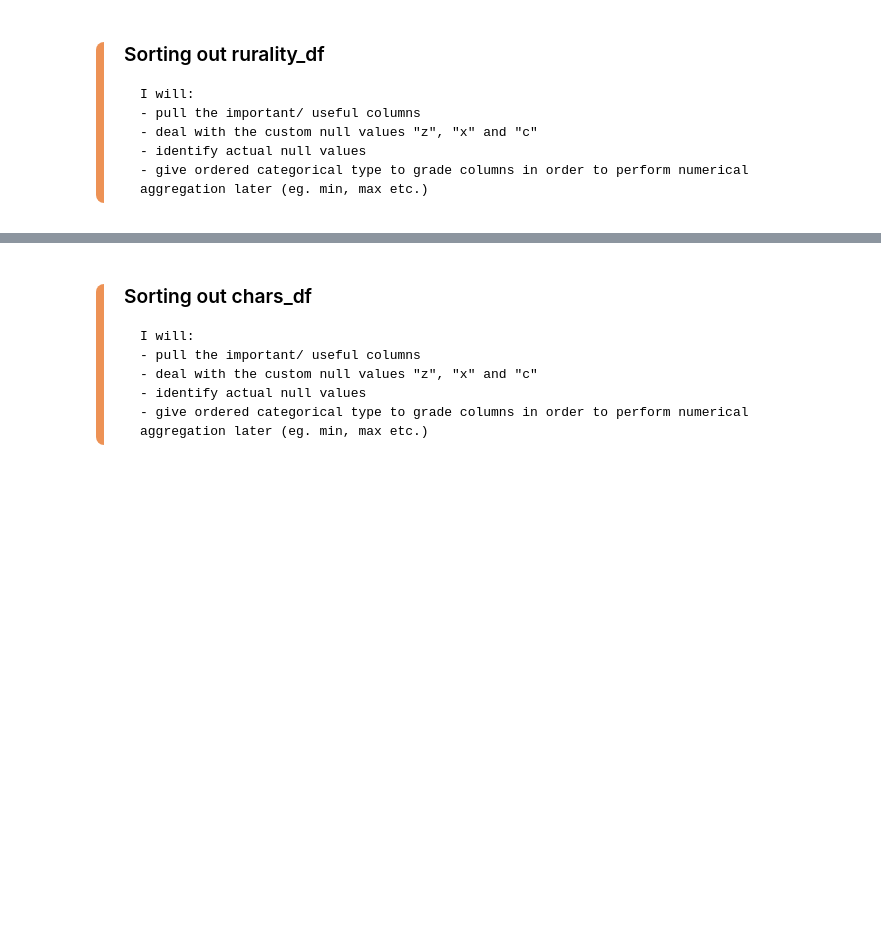
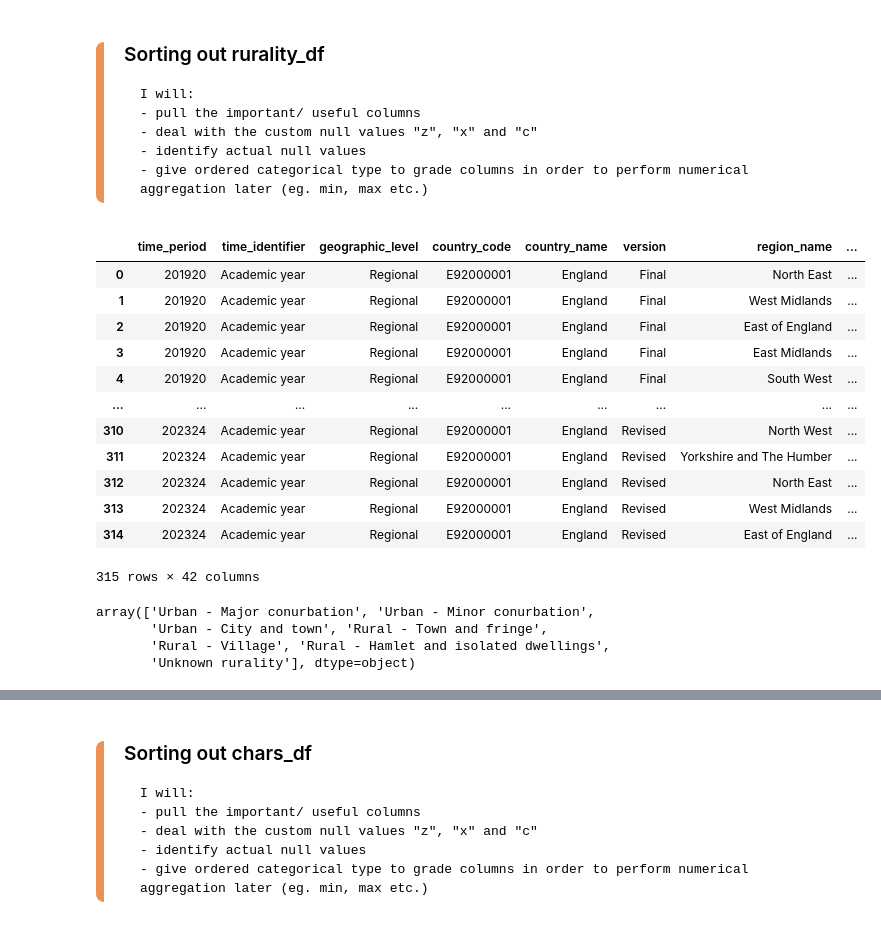
Before and after one commit to LSE-ME204/me204-2025-project-tkar9901, a Jupyter notebook: notebooks/NB01_Data_Collection.ipynb, the cells around one changed output, grey strips where cells are left out. Saved outputs shown, nothing was run; the diff lists cells and outputs as text; code cells hidden in the pictures; blank space fills up the shorter version.

```diff
--- a/notebooks/NB01_Data_Collection.ipynb
+++ b/notebooks/NB01_Data_Collection.ipynb
@@ -47,4 +47,27 @@ stem_df = pd.read_csv("https://explore-education-statistics.service.gov.uk/data-
     - give ordered categorical type to grade columns in order to perform numerical aggregation later (eg. min, max etc.)
 
 </div>
+# %%
+rurality_df
+# %% [output]
+|  | time_period | time_identifier | geographic_level | country_code | country_name | version | region_name | ... |
+| 0 | 201920 | Academic year | Regional | E92000001 | England | Final | North East | ... |
+| 1 | 201920 | Academic year | Regional | E92000001 | England | Final | West Midlands | ... |
+| 2 | 201920 | Academic year | Regional | E92000001 | England | Final | East of England | ... |
+| 3 | 201920 | Academic year | Regional | E92000001 | England | Final | East Midlands | ... |
+| 4 | 201920 | Academic year | Regional | E92000001 | England | Final | South West | ... |
+| ... | ... | ... | ... | ... | ... | ... | ... | ... |
+| 310 | 202324 | Academic year | Regional | E92000001 | England | Revised | North West | ... |
+| 311 | 202324 | Academic year | Regional | E92000001 | England | Revised | Yorkshire and The Humber | ... |
+| 312 | 202324 | Academic year | Regional | E92000001 | England | Revised | North East | ... |
+| 313 | 202324 | Academic year | Regional | E92000001 | England | Revised | West Midlands | ... |
+| 314 | 202324 | Academic year | Regional | E92000001 | England | Revised | East of England | ... |
+315 rows × 42 columns
+# %%
+rurality_df["rurality_name"].unique()
+# %% [output]
+array(['Urban - Major conurbation', 'Urban - Minor conurbation',
+       'Urban - City and town', 'Rural - Town and fringe',
+       'Rural - Village', 'Rural - Hamlet and isolated dwellings',
+       'Unknown rurality'], dtype=object)
 # %%
```
Also changed, not shown: parts of 25 cells of this notebook, 15 other files.
